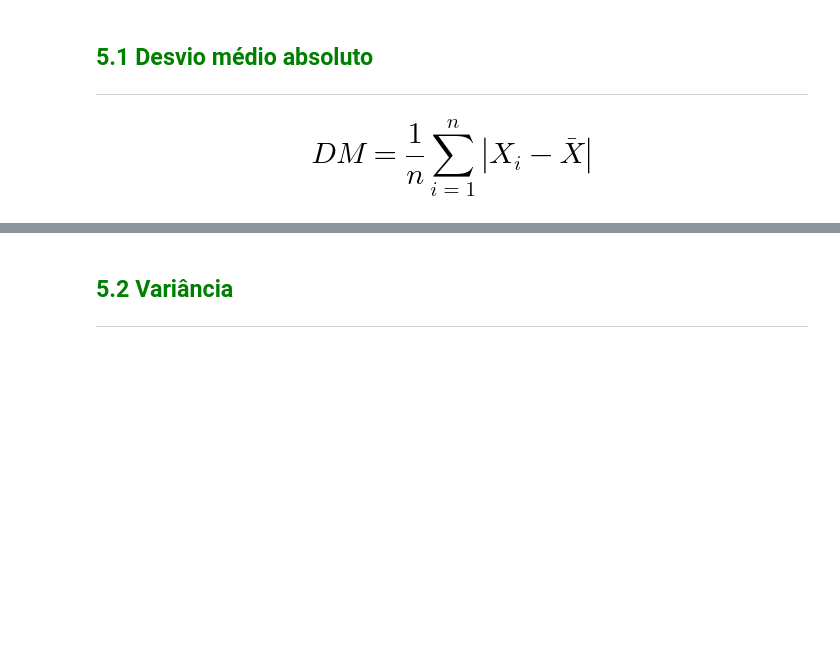
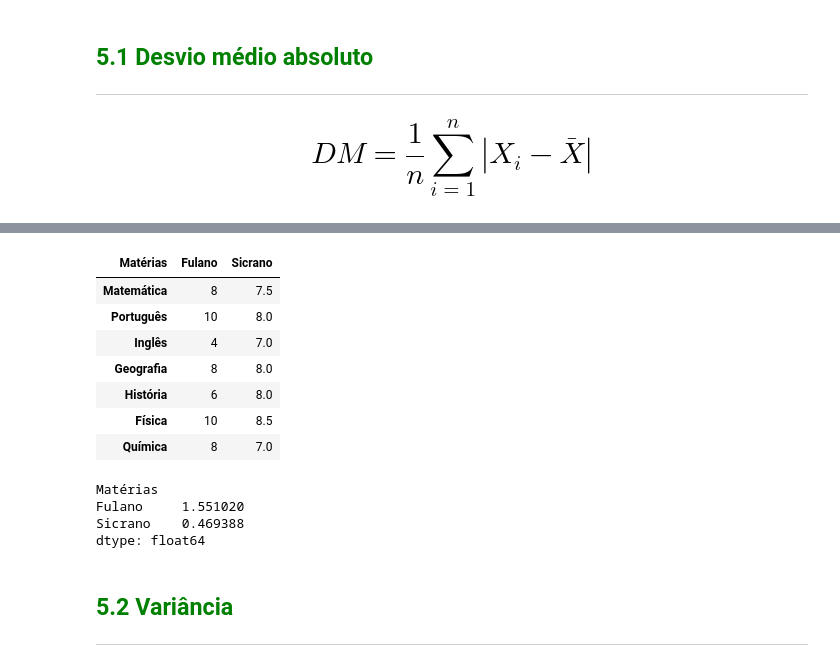
Before and after one commit to ecomunick/python_projects, a Jupyter notebook: statistics1/Curso_de_Estatística_Parte_1.ipynb, the cells around one changed output, grey strips where cells are left out. Cells and saved outputs as stored; diff of their text form; code cells hidden in the pictures; blank space fills up the shorter version.

```diff
--- a/statistics1/Curso_de_Estatística_Parte_1.ipynb
+++ b/statistics1/Curso_de_Estatística_Parte_1.ipynb
@@ -1318,3 +1415,33 @@ Embora as medidas de posição forneçam uma sumarização bastante importante d
+# %%
+# exercicio extra - Qual aluno com maior dispersão? Calcule o desvio médio absoluto.
+df = pd.DataFrame(data = {'Fulano': [8, 10, 4, 8, 6, 10, 8],
+                          'Sicrano': [7.5, 8, 7, 8, 8, 8.5, 7]},
+                  index = ['Matemática',
+                           'Português',
+                           'Inglês',
+                           'Geografia',
+                           'História',
+                           'Física',
+                           'Química'])
+df.rename_axis('Matérias', axis = 'columns', inplace = True)
+df
+# %% [output]
+| Matérias | Fulano | Sicrano |
+| Matemática | 8 | 7.5 |
+| Português | 10 | 8.0 |
+| Inglês | 4 | 7.0 |
+| Geografia | 8 | 8.0 |
+| História | 6 | 8.0 |
+| Física | 10 | 8.5 |
+| Química | 8 | 7.0 |
+# %%
+# O aluno com maior dispersão é Fulano. Seu desvio médio absoluto foi de 1,551020
+df.mad()
+# %% [output]
+Matérias
+Fulano     1.551020
+Sicrano    0.469388
+dtype: float64
 # %% [markdown]
 ## <font color=green>5.2 Variância</font>
 ***
```
Also changed, not shown: parts of 10 cells of this notebook.
